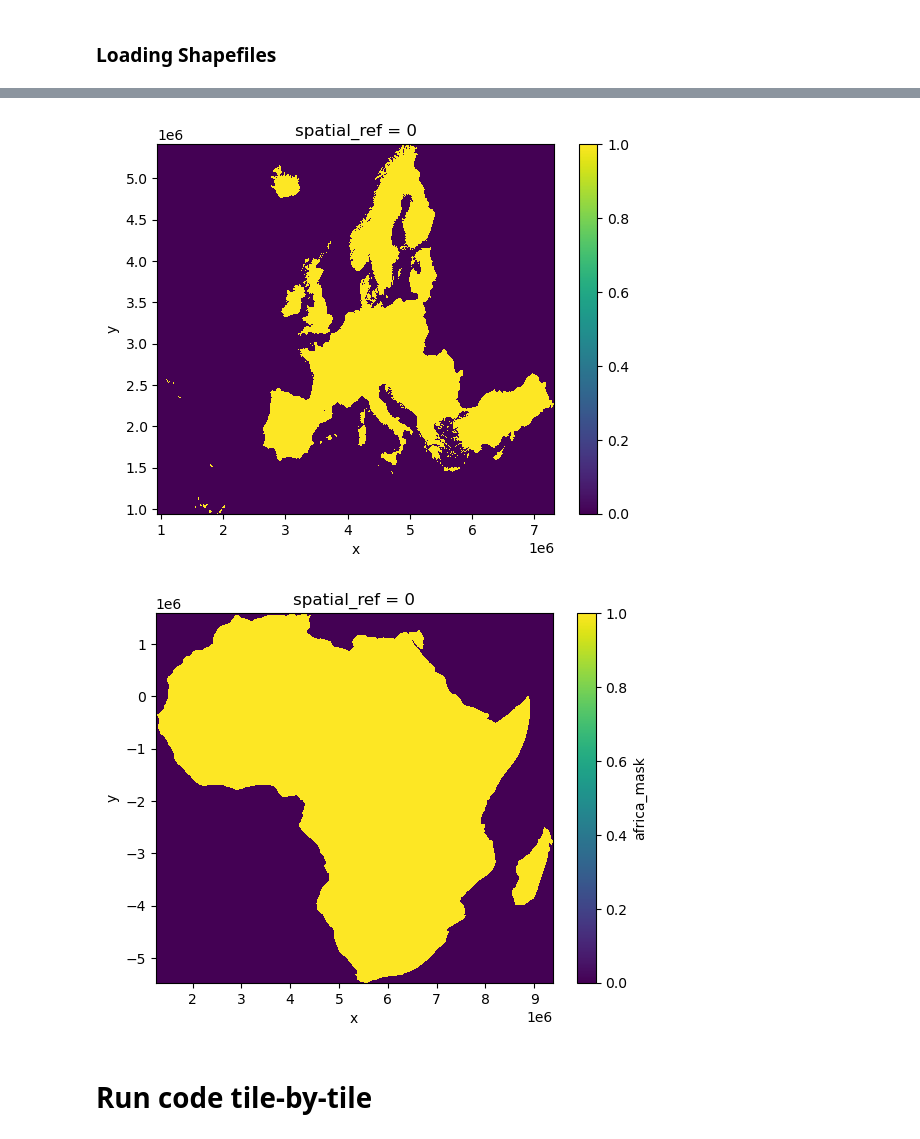
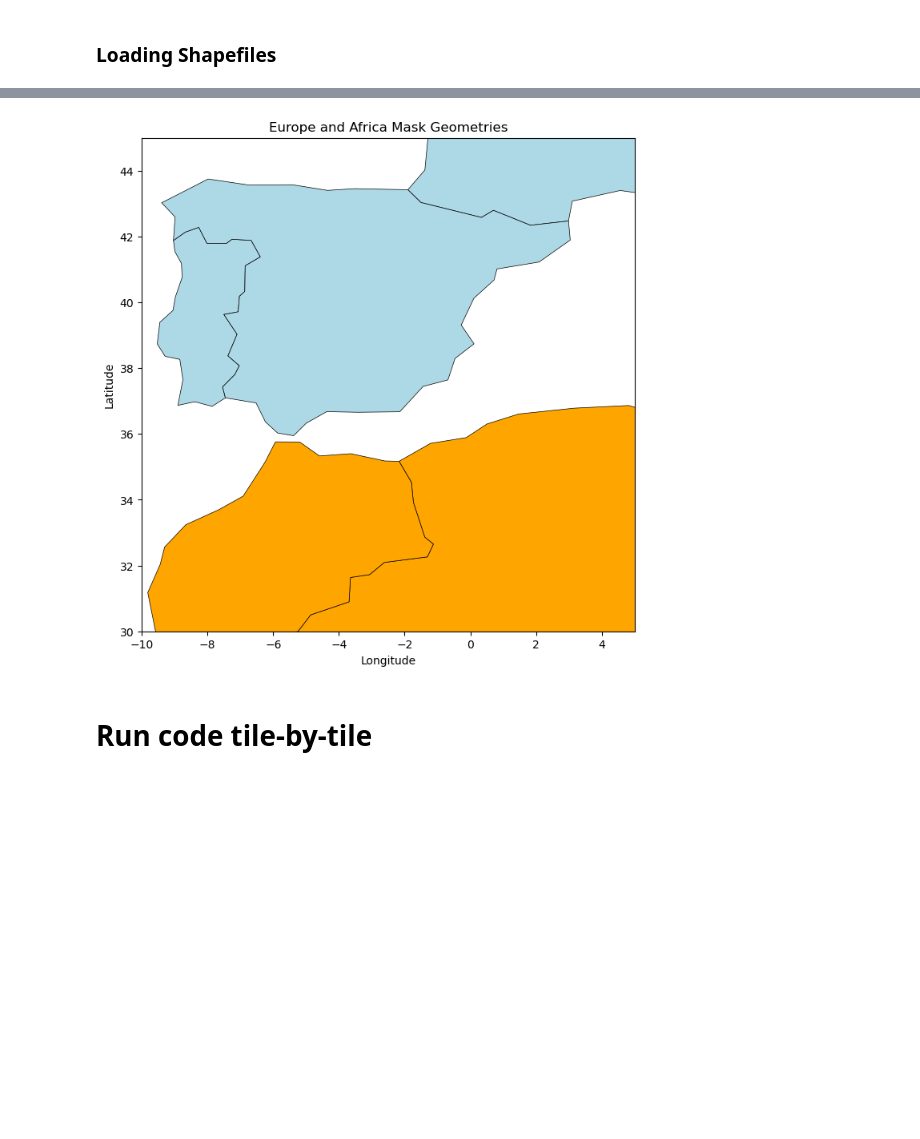
Before and after one commit to wagnerjoseph/Sentinel1-ASCAT-fusion, a Jupyter notebook: notebooks/create-s1-zarr-dataset.ipynb, the cells around one changed output, grey strips where cells are left out. Drawn from its saved outputs; the diff is of its cells as text; code cells hidden in the pictures; blank space fills up the shorter version.

```diff
--- a/notebooks/create-s1-zarr-dataset.ipynb
+++ b/notebooks/create-s1-zarr-dataset.ipynb
@@ -396,11 +297,37 @@ Coordinates:
-# %%
-mask_europe.plot.imshow()
-plt.show()
-mask_africa.plot.imshow()
-plt.show()
-# %% [output]
-[figure, removed]
-[figure, removed]
+# %%
+url = "https://naciscdn.org/naturalearth/110m/cultural/ne_110m_admin_0_countries.zip"
+
+resp = requests.get(url)
+
+with zipfile.ZipFile(io.BytesIO(resp.content)) as z:
+    folder = "ne_admin0_africa"
+    z.extractall(folder)
+
+shp_path = os.path.join(folder, "ne_110m_admin_0_countries.shp")
+gdf = gpd.read_file(shp_path)
+
+mask_africa_df = gdf[gdf["CONTINENT"] == "Africa"]
+mask_europe_df = gdf[gdf["CONTINENT"] == "Europe"]
+# %%
+# visual check of area of interest
+area = {
+    "minx": -10.0,
+    "maxx": 5,
+    "miny": 30,
+    "maxy": 45
+}
+
+fig, ax = plt.subplots(figsize=(10, 8))
+mask_europe_df.plot(ax=ax, edgecolor="black", facecolor="lightblue", linewidth=0.5, label="Europe")
+mask_africa_df.plot(ax=ax, edgecolor="black", facecolor="orange", linewidth=0.5, label="Africa")
+ax.set_xlim(area["minx"], area["maxx"])
+ax.set_ylim(area["miny"], area["maxy"])
+plt.title("Europe and Africa Mask Geometries")
+plt.xlabel("Longitude")
+plt.ylabel("Latitude")
+plt.show()
+# %% [output]
+[figure, added]
 # %% [markdown]
 # Run code tile-by-tile
 # %%
```
Also changed, not shown: parts of 18 cells of this notebook.
